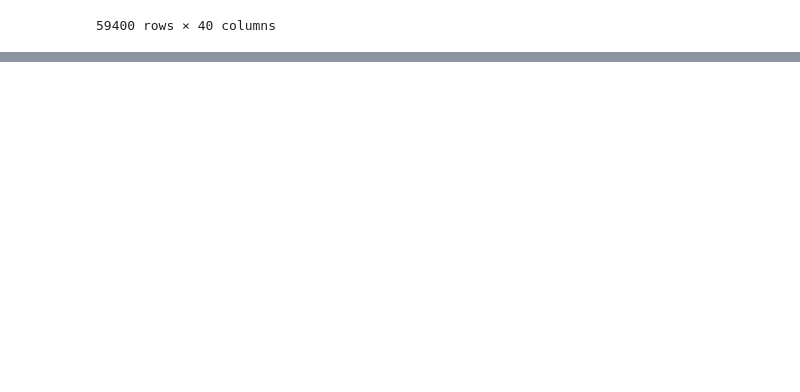
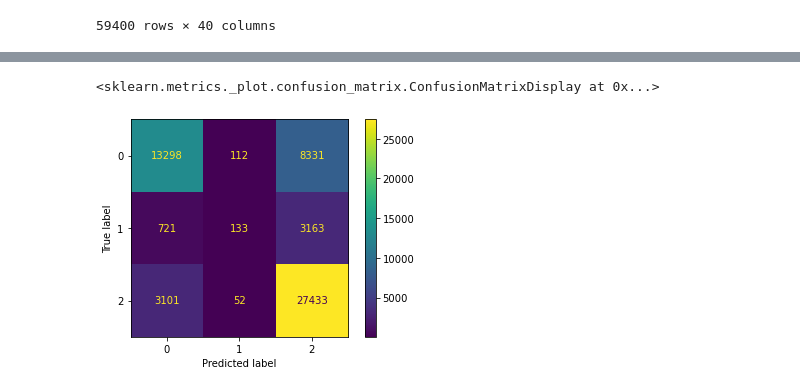
Before and after one commit to Alarsen16/Tanzanian_Water_Wells_Status, a Jupyter notebook: James Notebook.ipynb, the cells around one changed output, grey strips where cells are left out. Saved outputs shown, nothing was run; the diff lists cells and outputs as text; code cells hidden in the pictures; blank space fills up the shorter version.

```diff
--- a/James Notebook.ipynb
+++ b/James Notebook.ipynb
@@ -40,0 +476,5 @@ dtype: int64
+# %%
+plot_confusion_matrix(ada, X_clean, y)
+# %% [output]
+<sklearn.metrics._plot.confusion_matrix.ConfusionMatrixDisplay at 0x...>
+[figure, added]
```
Also changed, not shown: parts of 82 cells of this notebook, 1 other file.
